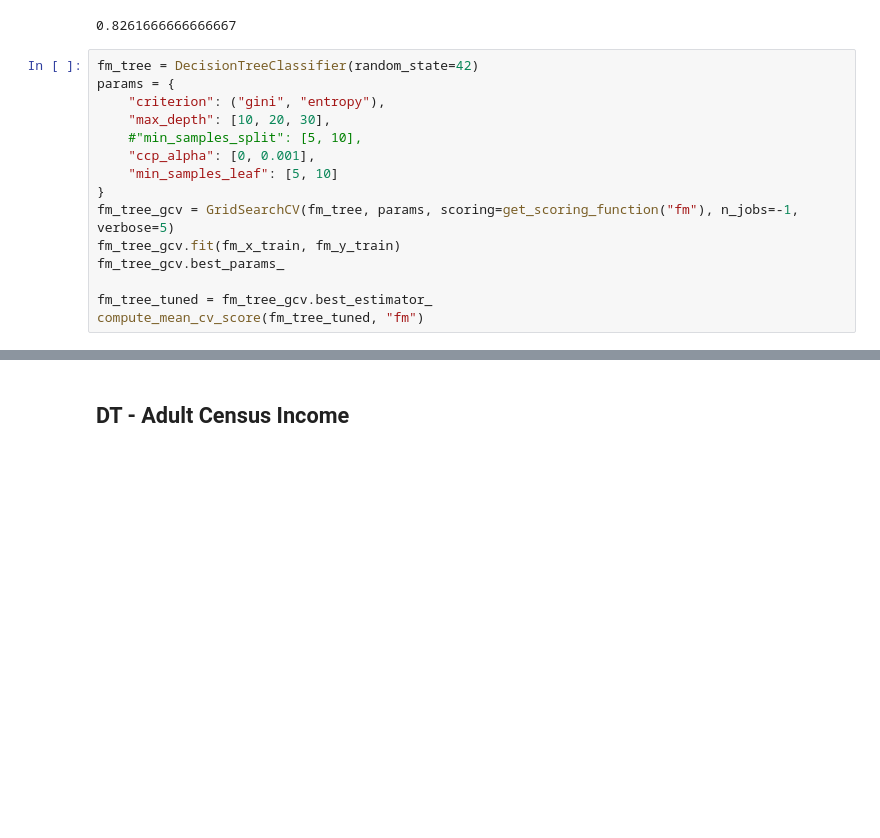
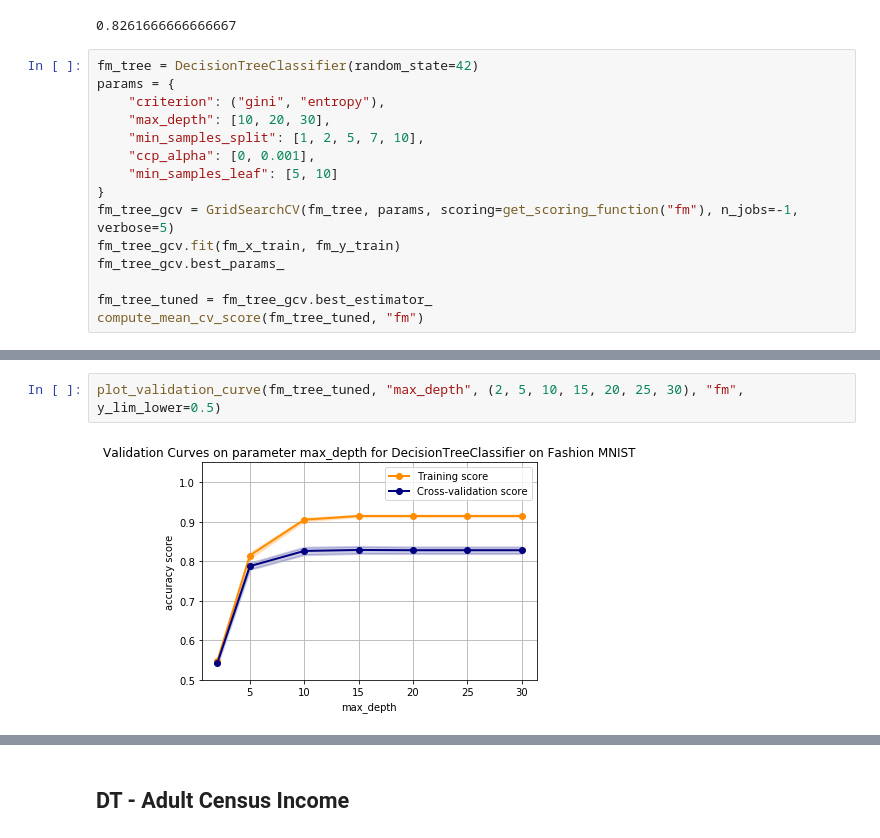
Before and after one commit to fedme/ml-assignment-1, a Jupyter notebook: ml_assignment_1.ipynb, the cells around one changed output, grey strips where cells are left out. Drawn from its saved outputs; the diff is of its cells as text; blank space fills up the shorter version.

Commit message:
Decision trees model complexity

```diff
--- a/ml_assignment_1.ipynb
+++ b/ml_assignment_1.ipynb
@@ -389,7 +397,7 @@ fm_tree = DecisionTreeClassifier(random_state=42)
 params = {
     "criterion": ("gini", "entropy"),
     "max_depth": [10, 20, 30],
-    #"min_samples_split": [5, 10],
+    "min_samples_split": [1, 2, 5, 7, 10],
     "ccp_alpha": [0, 0.001],
     "min_samples_leaf": [5, 10]
 }
@@ -418,0 +431,4 @@ plot_learning_curves(fm_tree_tuned, "fm")
+# %%
+plot_validation_curve(fm_tree_tuned, "max_depth", (2, 5, 10, 15, 20, 25, 30), "fm", y_lim_lower=0.5)
+# %% [output]
+[figure, added]
```
Also changed, not shown: parts of 21 cells of this notebook.
